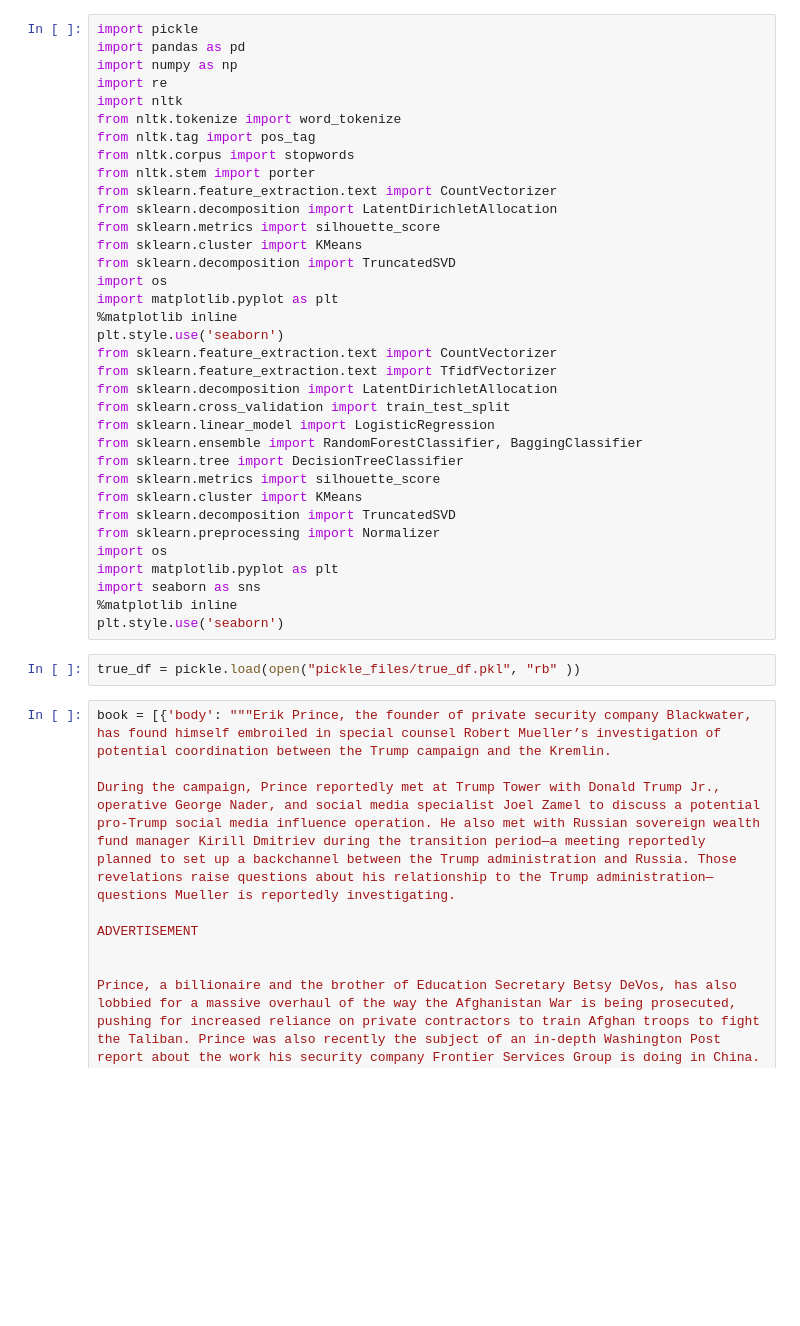
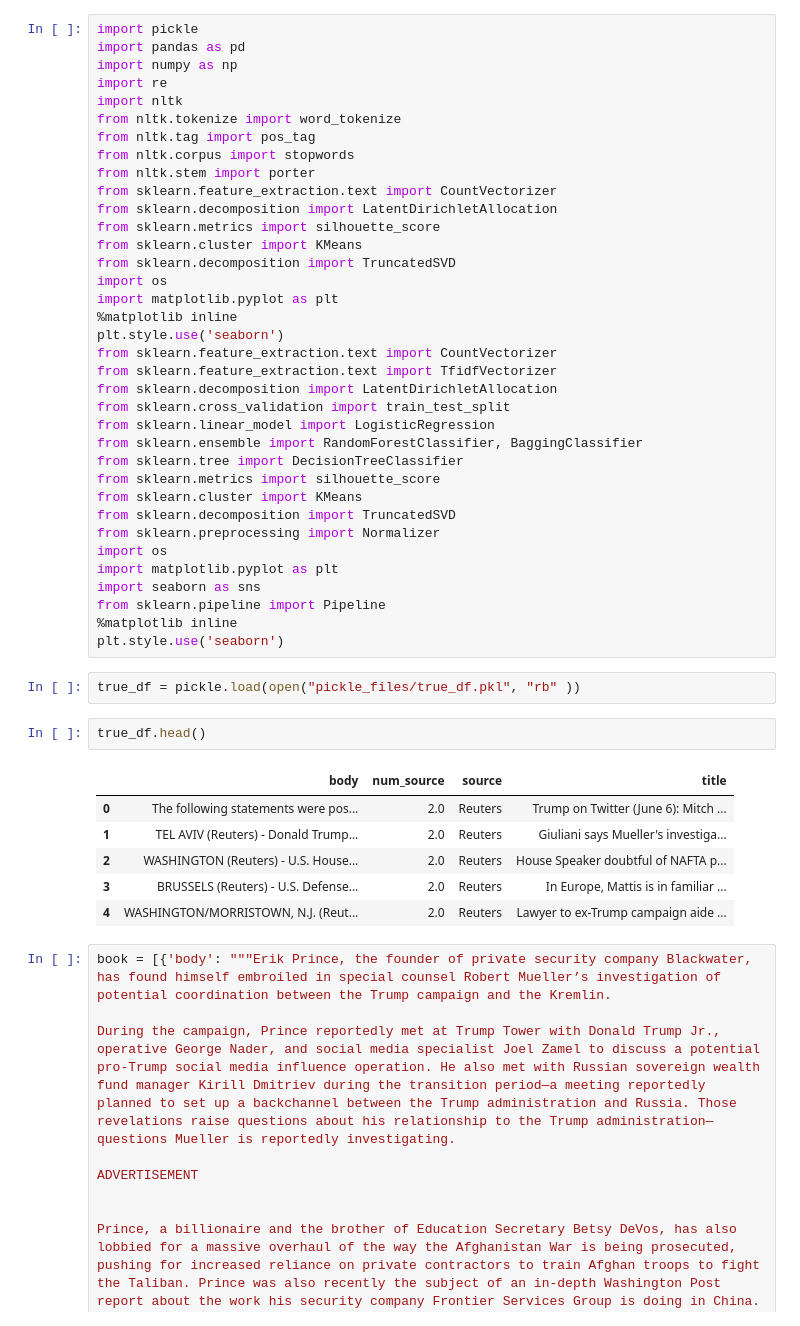
Before and after one commit to Zingo3245/Predicting_the_Source_of_News_Articles, a Jupyter notebook: Dry_run.ipynb, the cells around one changed output. Cells and saved outputs as stored; diff of their text form; blank space fills up the shorter version.

Commit message:
In which our hero just needs to finish the pipeline

```diff
--- a/Dry_run.ipynb
+++ b/Dry_run.ipynb
@@ -31,10 +31,20 @@ from sklearn.preprocessing import Normalizer
 import os
 import matplotlib.pyplot as plt
 import seaborn as sns
+from sklearn.pipeline import Pipeline
 %matplotlib inline
 plt.style.use('seaborn')
 # %%
 true_df = pickle.load(open("pickle_files/true_df.pkl", "rb" ))
+# %%
+true_df.head()
+# %% [output]
+|  | body | num_source | source | title |
+| 0 | The following statements were pos... | 2.0 | Reuters | Trump on Twitter (June 6): Mitch ... |
+| 1 | TEL AVIV (Reuters) - Donald Trump... | 2.0 | Reuters | Giuliani says Mueller's investiga... |
+| 2 | WASHINGTON (Reuters) - U.S. House... | 2.0 | Reuters | House Speaker doubtful of NAFTA p... |
+| 3 | BRUSSELS (Reuters) - U.S. Defense... | 2.0 | Reuters | In Europe, Mattis is in familiar ... |
+| 4 | WASHINGTON/MORRISTOWN, N.J. (Reut... | 2.0 | Reuters | Lawyer to ex-Trump campaign aide ... |
 # %%
 book = [{'body': """Erik Prince, the founder of private security company Blackwater, has found himself embroiled in special counsel Robert Mueller’s investigation of potential coordination between the Trump campaign and the Kremlin.
 
```
Also changed, not shown: parts of 25 cells of this notebook, 2 other files.
